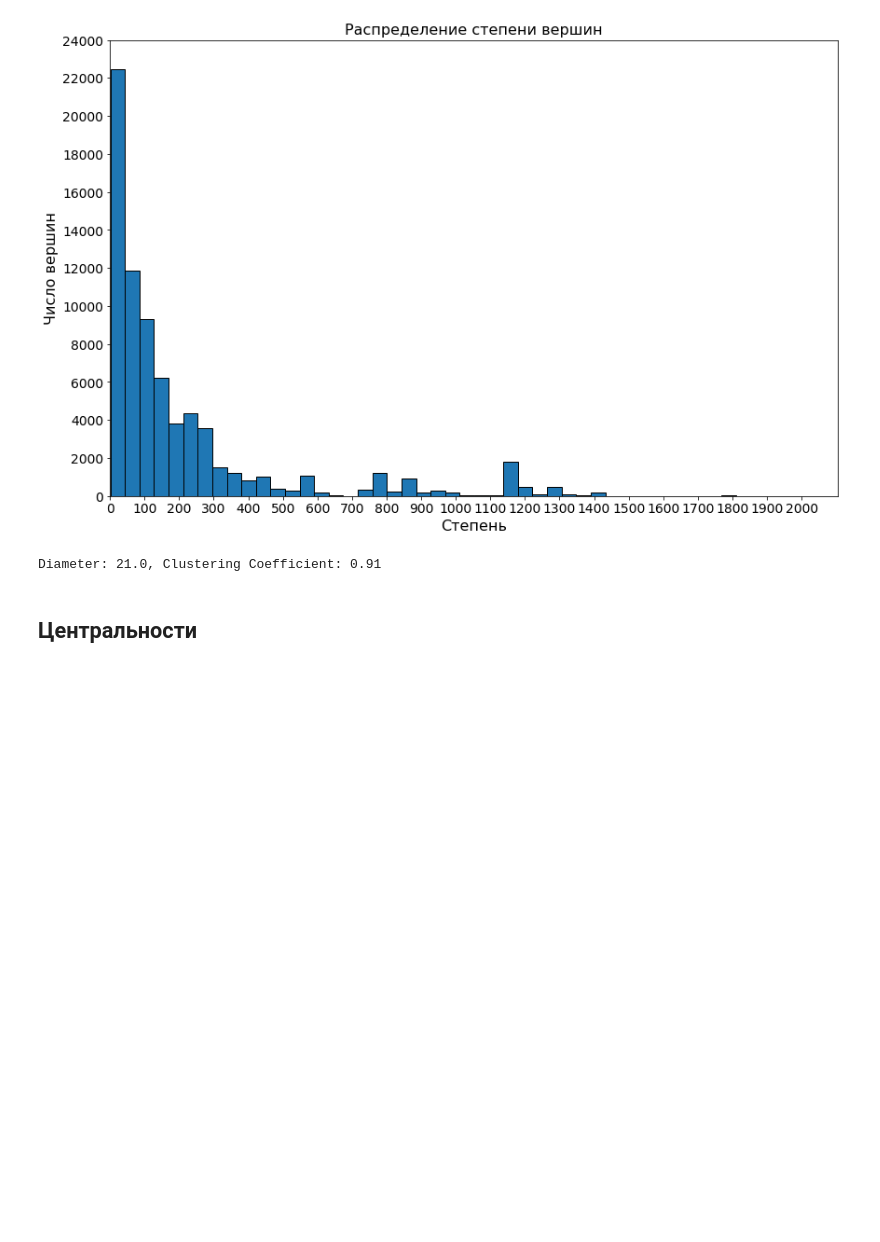
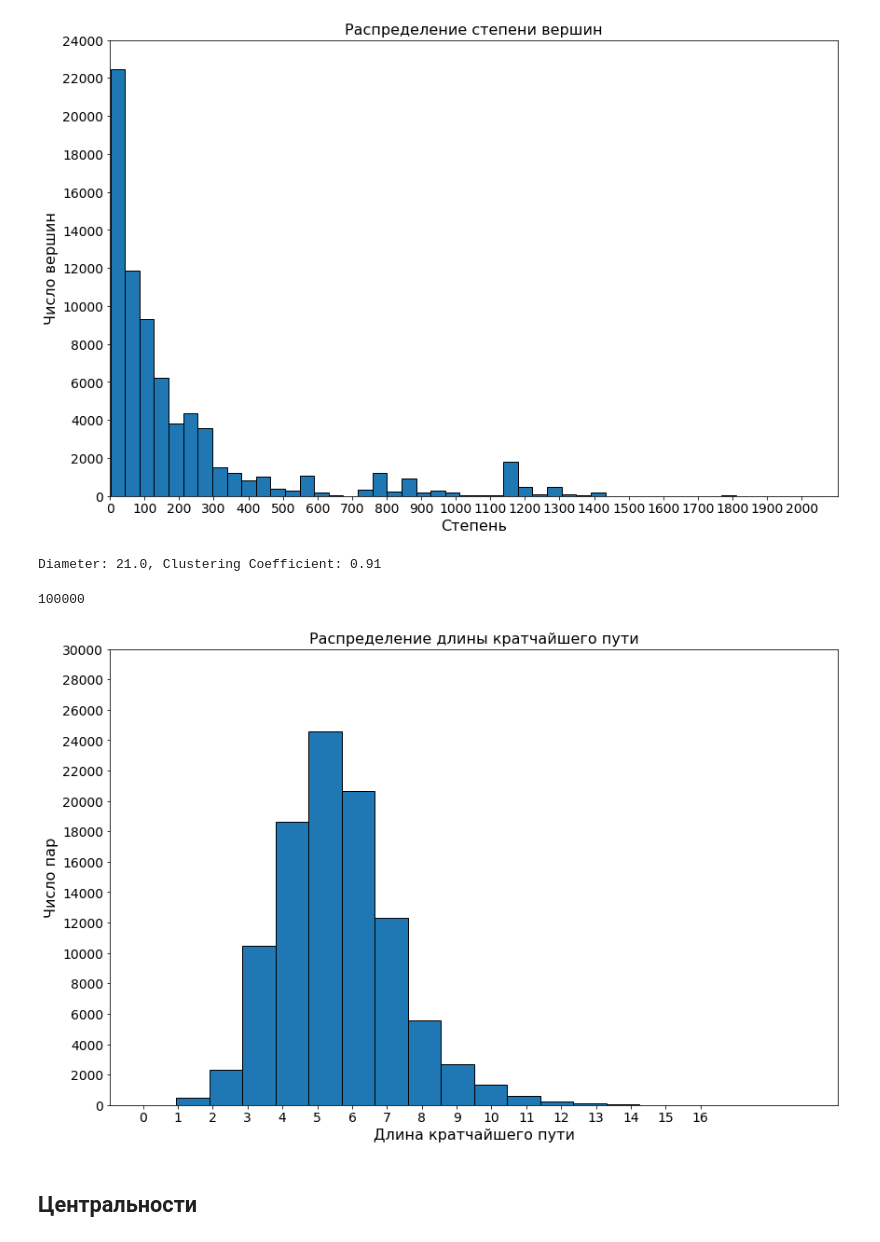
Before and after one commit to mikhmakarov/officials_network, a Jupyter notebook: analyse_graph.ipynb, the cells around one changed output. Saved outputs shown, nothing was run; the diff lists cells and outputs as text; code cells hidden in the pictures; blank space fills up the shorter version.

```diff
--- a/analyse_graph.ipynb
+++ b/analyse_graph.ipynb
@@ -128,9 +128,27 @@ print('Diameter: {}, Clustering Coefficient: {:.2f}'.format(diameter, clustering
 # %% [output]
 Diameter: 21.0, Clustering Coefficient: 0.91
 # %%
-nodes_subsample = np.random.choice(list(gc.vertices()), 10)
+pairs_subsample = np.random.choice(list(gc.vertices()), (100000, 2))
 # %%
-shortest_paths = gt.topology.shortest_distance(gc, target=nodes_subsample)[0]
+shortest_paths = []
+
+for pair in pairs_subsample:
+    shortest_paths.append(gt.topology.shortest_distance(gc, source=pair[0], target=pair[1]))
+# %%
+len(shortest_paths)
+# %% [output]
+100000
+# %%
+plt.figure(figsize=(14, 9))
+plt.hist(shortest_paths, ec='black', bins=20)
+plt.xlabel('Длина кратчайшего пути', fontsize=16)
+plt.ylabel('Число пар', fontsize=16)
+plt.xticks([i for i in range(17)], fontsize=14)
+plt.yticks([i * 1000 for i in range(0, 31, 2)], fontsize=14)
+plt.title('Распределение длины кратчайшего пути', fontsize=16)
+plt.show()
+# %% [output]
+[figure, added]
 # %% [markdown]
 ## Центральности
 # %%
```
Also changed, not shown: parts of 17 cells of this notebook, 2 other files.
